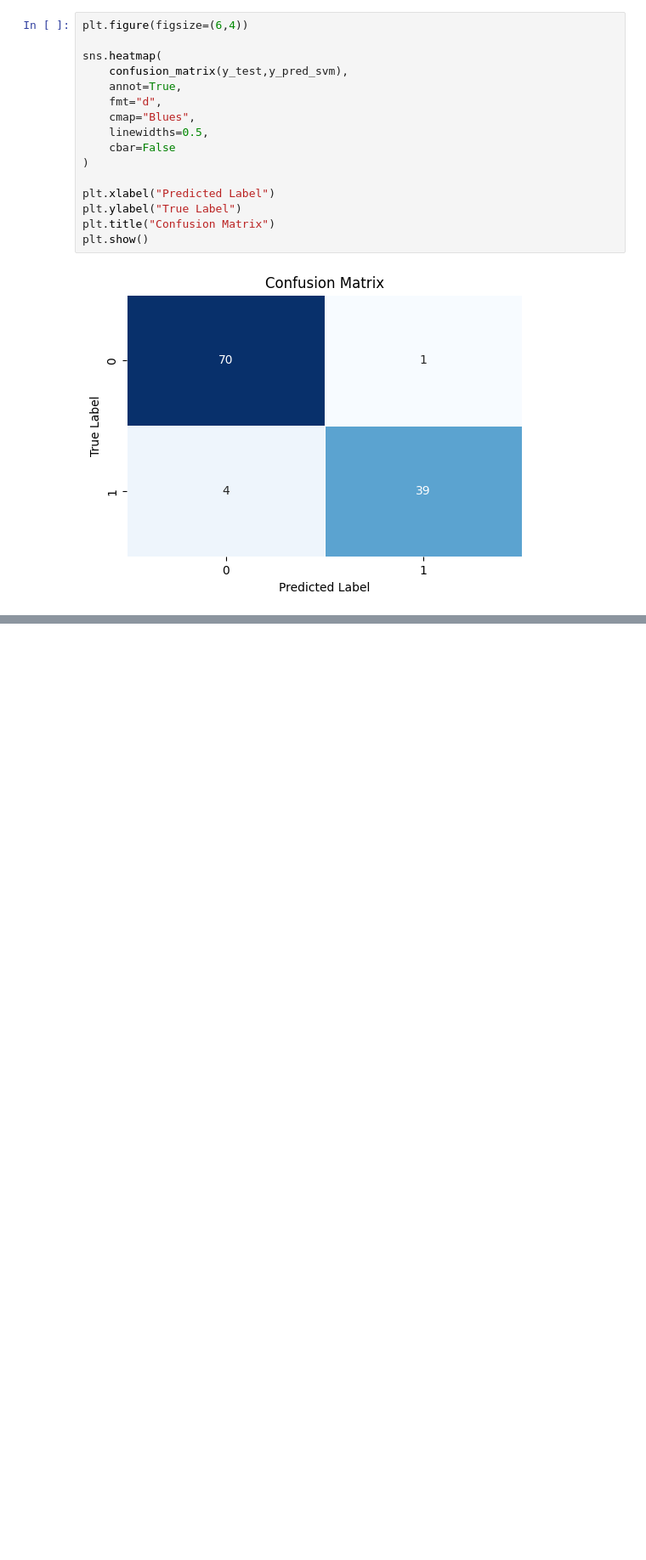
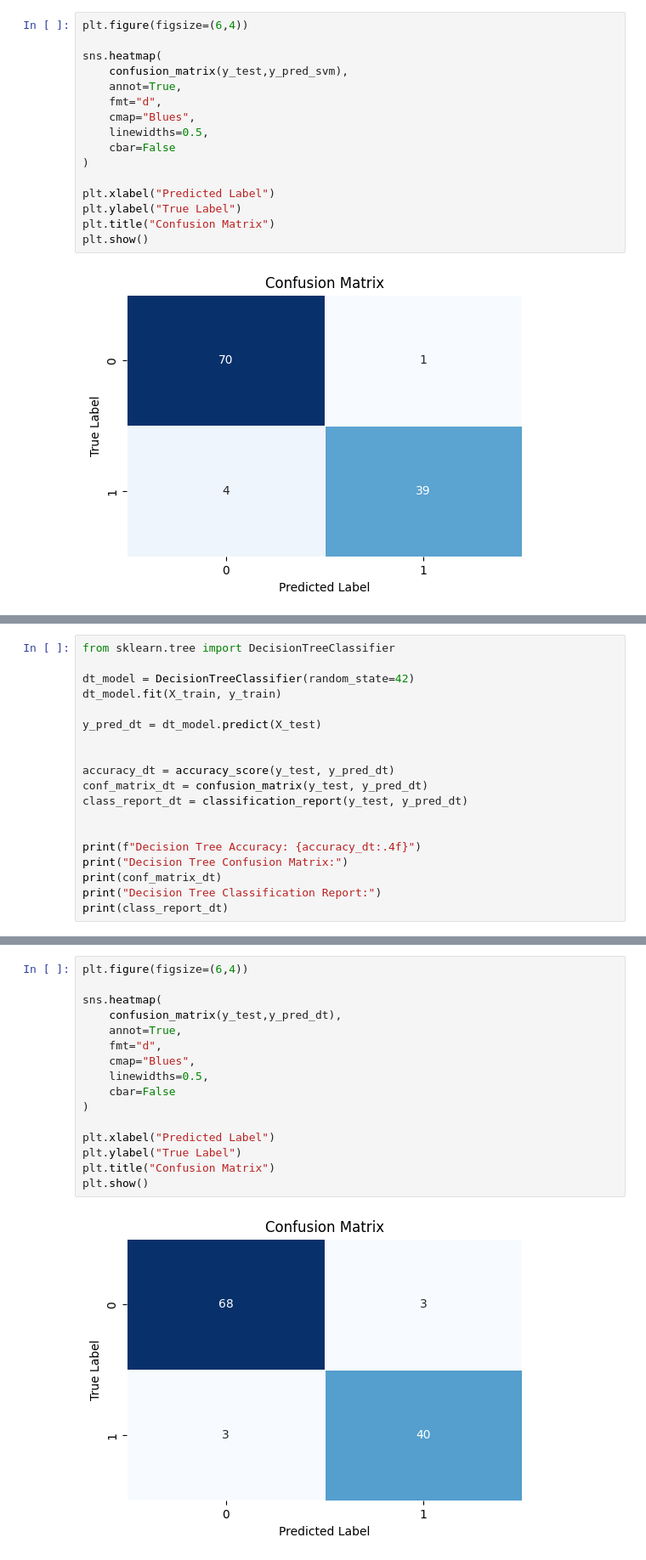
Before and after one commit to haricharnbytes/breast_cancer, a Jupyter notebook: breast_cancer.ipynb, the cells around one changed output, grey strips where cells are left out. Shown at 85% size. Drawn from its saved outputs; the diff is of its cells as text; blank space fills up the shorter version.

```diff
--- a/breast_cancer.ipynb
+++ b/breast_cancer.ipynb
@@ -420,0 +423,19 @@ plt.show()
+# %%
+from sklearn.tree import DecisionTreeClassifier
+
+dt_model = DecisionTreeClassifier(random_state=42)
+dt_model.fit(X_train, y_train)
+
+y_pred_dt = dt_model.predict(X_test)
+
+
+accuracy_dt = accuracy_score(y_test, y_pred_dt)
+conf_matrix_dt = confusion_matrix(y_test, y_pred_dt)
+class_report_dt = classification_report(y_test, y_pred_dt)
+
+
+print(f"Decision Tree Accuracy: {accuracy_dt:.4f}")
+print("Decision Tree Confusion Matrix:")
+print(conf_matrix_dt)
+print("Decision Tree Classification Report:")
+print(class_report_dt)
@@ -420,0 +456,18 @@ plt.show()
+# %%
+plt.figure(figsize=(6,4))
+
+sns.heatmap(
+    confusion_matrix(y_test,y_pred_dt),
+    annot=True,
+    fmt="d",
+    cmap="Blues",
+    linewidths=0.5,
+    cbar=False
+)
+
+plt.xlabel("Predicted Label")
+plt.ylabel("True Label")
+plt.title("Confusion Matrix")
+plt.show()
+# %% [output]
+[figure, added]
```
Also changed, not shown: parts of 5 cells of this notebook.
